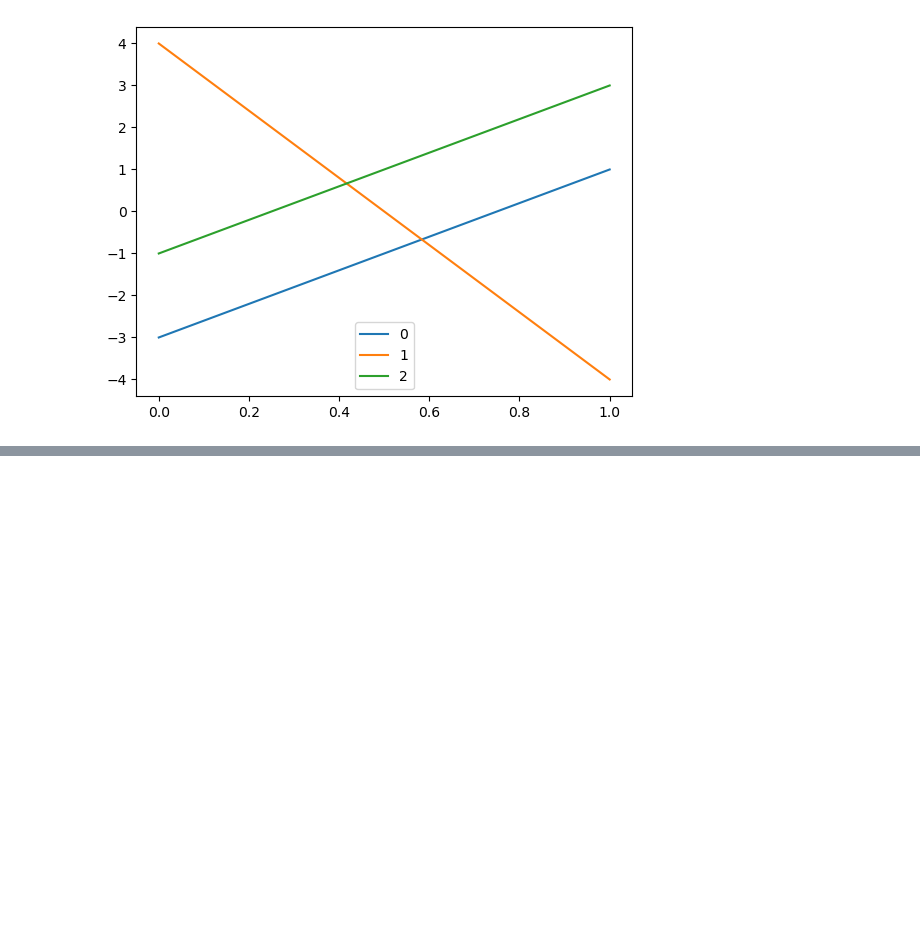
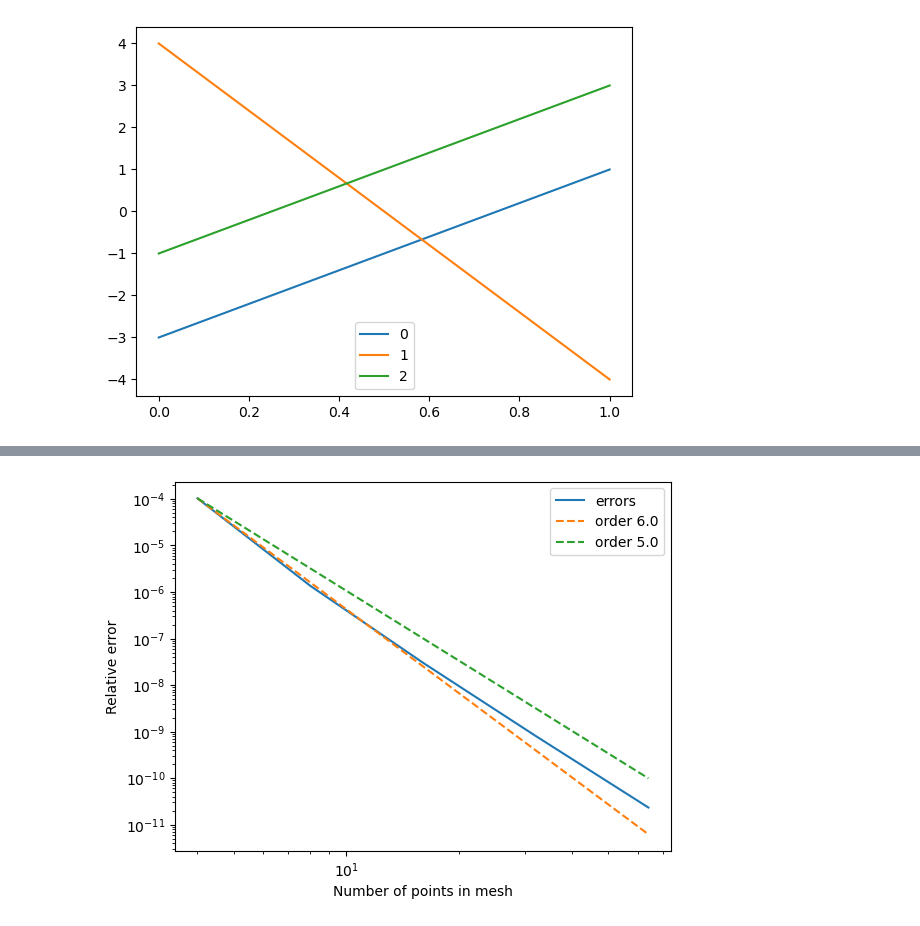
Before and after one commit to accdavlo/calcolo-scientifico, a Jupyter notebook: codes/solutions/poisson_FEM.ipynb, the cells around one changed output, grey strips where cells are left out. Saved outputs shown, nothing was run; the diff lists cells and outputs as text; code cells hidden in the pictures; blank space fills up the shorter version.

```diff
--- a/codes/solutions/poisson_FEM.ipynb
+++ b/codes/solutions/poisson_FEM.ipynb
@@ -183,0 +322,38 @@ fem1d.plot_function(u_coeff, u_lambda)
+# %%
+class ConvergenceAnalysis:
+    def __init__(self, problem, Ns=None):
+        self.problem = problem
+        if Ns is None:
+            self.Ns = np.int64(2**np.linspace(3,10,8))
+        else:
+            self.Ns = Ns
+        self.Ns = np.array(self.Ns)
+
+    def analyse(self):
+        self.errors = np.zeros(len(self.Ns))
+        self.orders = np.zeros(len(self.Ns)-1)
+
+        for iN, N in enumerate(self.Ns):
+            _,_,self.errors[iN] =self.problem.solve(N)
+            if iN>0:
+                self.orders[iN-1] = np.log(self.errors[iN]/self.errors[iN-1])/np.log(self.Ns[iN-1]/self.Ns[iN])
+
+    def plot_error_convergence(self):
+        if not hasattr(self,"errors"):
+            self.analyse()
+        fig, ax = plt.subplots(1,1)
+        ax.loglog(self.Ns, self.errors, label ="errors")
+        average_order = np.mean(self.orders)
+        order_plus = np.ceil(average_order)
+        order_minus = np.floor(average_order)
+        ax.loglog(self.Ns, (self.Ns/self.Ns[0])**(-order_plus)*self.errors[0],"--", label =f"order {order_plus}")
+        ax.loglog(self.Ns, (self.Ns/self.Ns[0])**(-order_minus)*self.errors[0],"--", label =f"order {order_minus}")
+        ax.set_xlabel("Number of points in mesh")
+        ax.set_ylabel("Relative error")
+        plt.legend()
+# %%
+Ns = np.int64(2**np.linspace(2,6,5))
+convergence = ConvergenceAnalysis(problem, Ns = Ns)
+convergence.plot_error_convergence()
+# %% [output]
+[figure, added]
```
Also changed, not shown: parts of 7 cells of this notebook, 4 other files.
